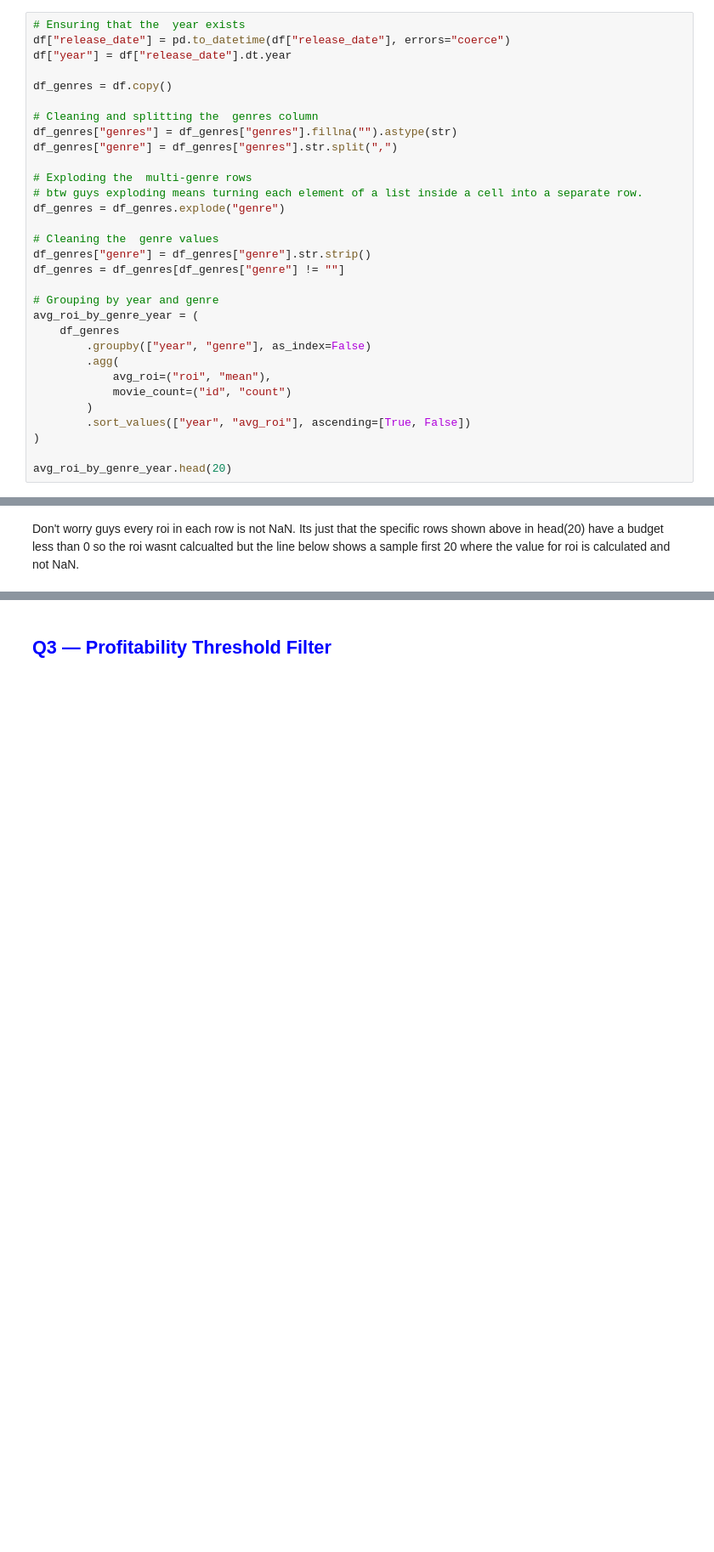
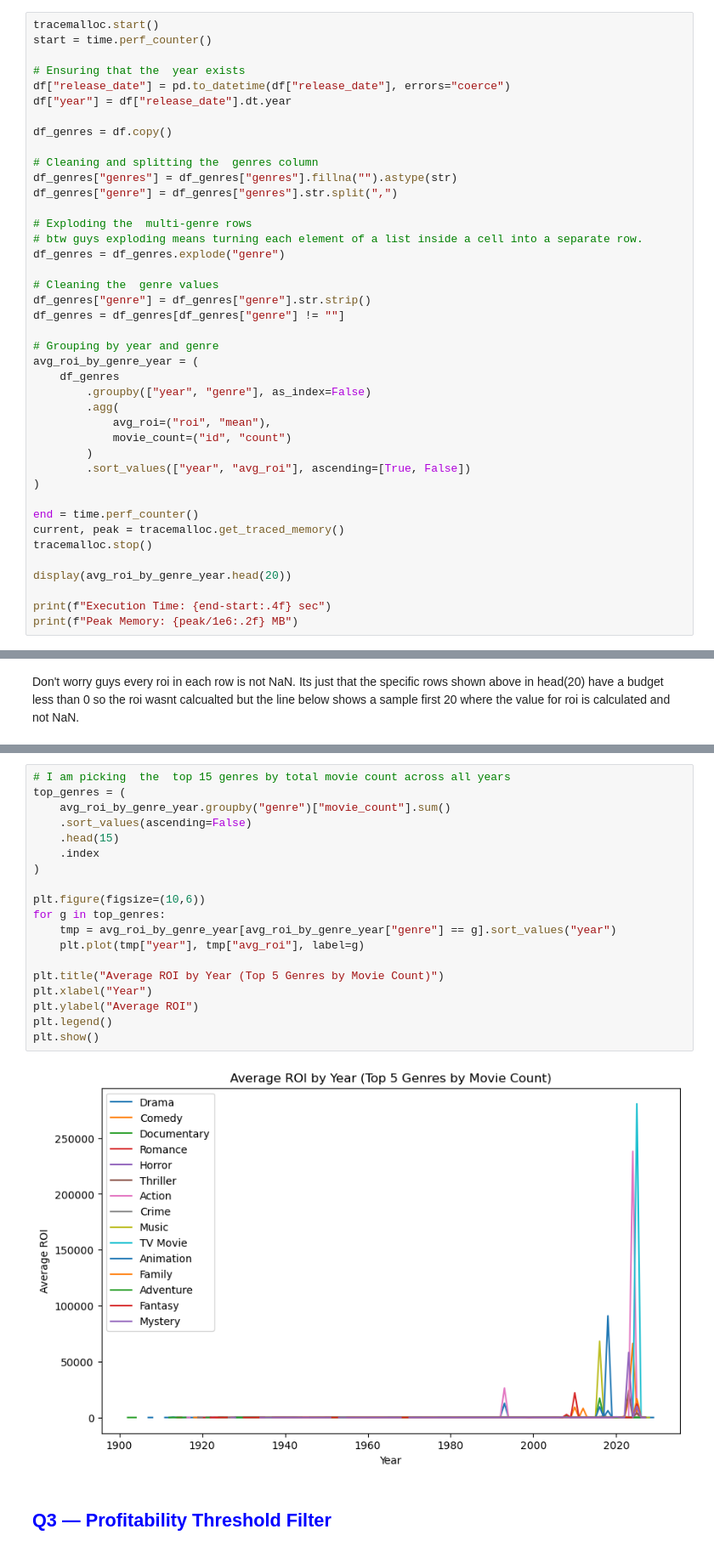
Before and after one commit to sheazyRato/thinkTank, a Jupyter notebook: BigData- Financial Performance Analysis .ipynb, the cells around one changed output, grey strips where cells are left out. Shown at 85% size. Saved outputs shown, nothing was run; the diff lists cells and outputs as text; blank space fills up the shorter version.

```diff
--- a/BigData- Financial Performance Analysis .ipynb
+++ b/BigData- Financial Performance Analysis .ipynb
@@ -52,6 +81,9 @@ df[["id", "title", "year", "revenue", "budget", "roi"]].head()
 # %% [markdown]
 ## <span style="color:blue">Q2. Average ROI by Genre and Year</span>
 # %%
+tracemalloc.start()
+start = time.perf_counter()
+
 # Ensuring that the  year exists
 df["release_date"] = pd.to_datetime(df["release_date"], errors="coerce")
 df["year"] = df["release_date"].dt.year
@@ -81,7 +113,14 @@ avg_roi_by_genre_year = (
         .sort_values(["year", "avg_roi"], ascending=[True, False])
 )
 
-avg_roi_by_genre_year.head(20)
+end = time.perf_counter()
+current, peak = tracemalloc.get_traced_memory()
+tracemalloc.stop()
+
+display(avg_roi_by_genre_year.head(20))
+
+print(f"Execution Time: {end-start:.4f} sec")
+print(f"Peak Memory: {peak/1e6:.2f} MB")
 # %% [output]
 |  | year | genre | avg_roi | movie_count |
 | 0 | 1888 | Documentary | NaN | 2 |
@@ -123,6 +164,27 @@ avg_roi_by_genre_year[avg_roi_by_genre_year["avg_roi"].notna()].head(20)
 | 219 | 1911 | Documentary | -0.998 | 6 |
 | 220 | 1911 | Drama | -1.000 | 252 |
 | 223 | 1911 | History | -1.000 | 28 |
+# %%
+# I am picking  the  top 15 genres by total movie count across all years
+top_genres = (
+    avg_roi_by_genre_year.groupby("genre")["movie_count"].sum()
+    .sort_values(ascending=False)
+    .head(15)
+    .index
+)
+
+plt.figure(figsize=(10,6))
+for g in top_genres:
+    tmp = avg_roi_by_genre_year[avg_roi_by_genre_year["genre"] == g].sort_values("year")
+    plt.plot(tmp["year"], tmp["avg_roi"], label=g)
+
+plt.title("Average ROI by Year (Top 5 Genres by Movie Count)")
+plt.xlabel("Year")
+plt.ylabel("Average ROI")
+plt.legend()
+plt.show()
+# %% [output]
+[figure, added]
 # %% [markdown]
 ## <span style="color:blue">Q3 — Profitability Threshold Filter</span>
 # %% [markdown]
```
Also changed, not shown: parts of 10 cells of this notebook.
